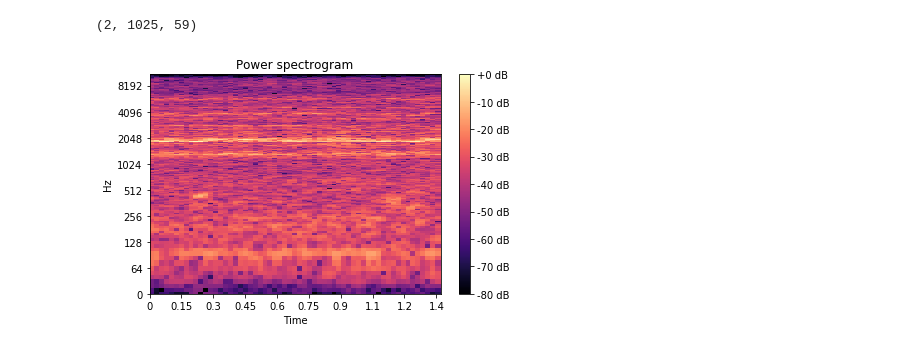
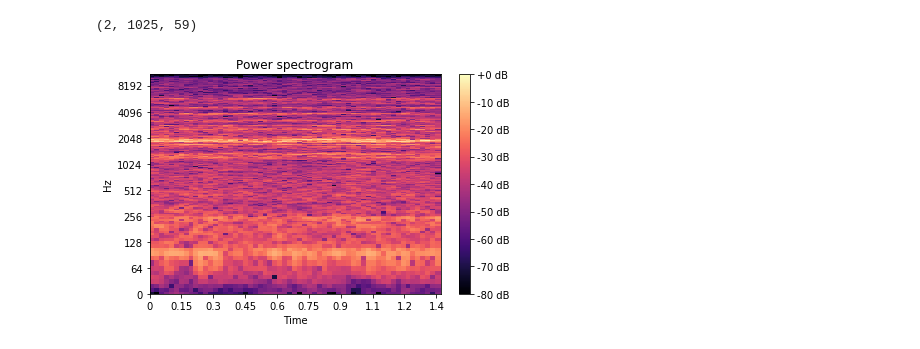
Before and after one commit to SingingData/Industrial-Audio-Classification, a Jupyter notebook: Notebooks/Pre-processing/Machine_Shop_Audio_Chunking.ipynb, the cells around one changed output. Saved outputs shown, nothing was run; the diff lists cells and outputs as text; code cells hidden in the pictures.

```diff
--- a/Notebooks/Pre-processing/Machine_Shop_Audio_Chunking.ipynb
+++ b/Notebooks/Pre-processing/Machine_Shop_Audio_Chunking.ipynb
@@ -197,0 +145,5 @@ new_array_currentsample_1_sec_test.shape
+# %%
+toofast_train = []
+toofast_test = []
+justright_train = []
+justright_test = []
@@ -197,0 +175,25 @@ new_array_currentsample_1_sec_test.shape
+# %%
+array_currentsample_1_sec_train_toofast = []
+array_currentsample_1_sec_train_justright = []
+array_currentsample_1_sec_test_toofast = []
+array_currentsample_1_sec_test_justright = []
+
+for file in toofast_train:
+    fs, raw_audio = wavfile.read(file)
+    array_currentsample_1_sec_train_toofast.append((raw_audio))
+print(len(array_currentsample_1_sec_train_toofast))
+
+for file in justright_train:
+    fs, raw_audio = wavfile.read(file)
+    array_currentsample_1_sec_train_justright.append((raw_audio))
+print(len(array_currentsample_1_sec_train_justright))
+
+for file in toofast_test:
+    fs, raw_audio = wavfile.read(file)
+    array_currentsample_1_sec_test_toofast.append((raw_audio))
+print(len(array_currentsample_1_sec_test_toofast))
+
+for file in justright_test:
+    fs, raw_audio = wavfile.read(file)
+    array_currentsample_1_sec_test_justright.append((raw_audio))
+print(len(array_currentsample_1_sec_test_justright))
@@ -215,15 +272,17 @@ new_array_currentsample_1_sec_test = new_array_currentsample_1_sec_test.astype(f
+# %%
+new_array_currentsample_1_sec_train_toofast = new_array_currentsample_1_sec_train_toofast.astype(float)
 # %%
-D_left_new_array_currentsample_1_sec_train = np.abs(librosa.core.ifgram(new_array_currentsample_1_sec_train[20,:], center=False))
-D_left_new_array_currentsample_1_sec_train.shape
+D_left_new_array_currentsample_1_sec_train_toofast = np.abs(librosa.core.ifgram(new_array_currentsample_1_sec_train_toofast[20,:], center=False))
+D_left_new_array_currentsample_1_sec_train_toofast.shape
 # %% [output]
 (2, 1025, 59)
 # %%
 import librosa.display
 import matplotlib.pyplot as plt
-librosa.display.specshow(librosa.amplitude_to_db(D_left_new_array_currentsample_1_sec_train[1,:,:], ref=np.max),
+librosa.display.specshow(librosa.amplitude_to_db(D_left_new_array_currentsample_1_sec_train_toofast[1,:,:], ref=np.max),
                           y_axis='log', x_axis='time')
 plt.title('Power spectrogram')
 plt.colorbar(format='%+2.0f dB')
 plt.tight_layout()
 # %% [output]
-[figure, old version]
+[figure, new version]
```
Also changed, not shown: parts of 19 cells of this notebook.
